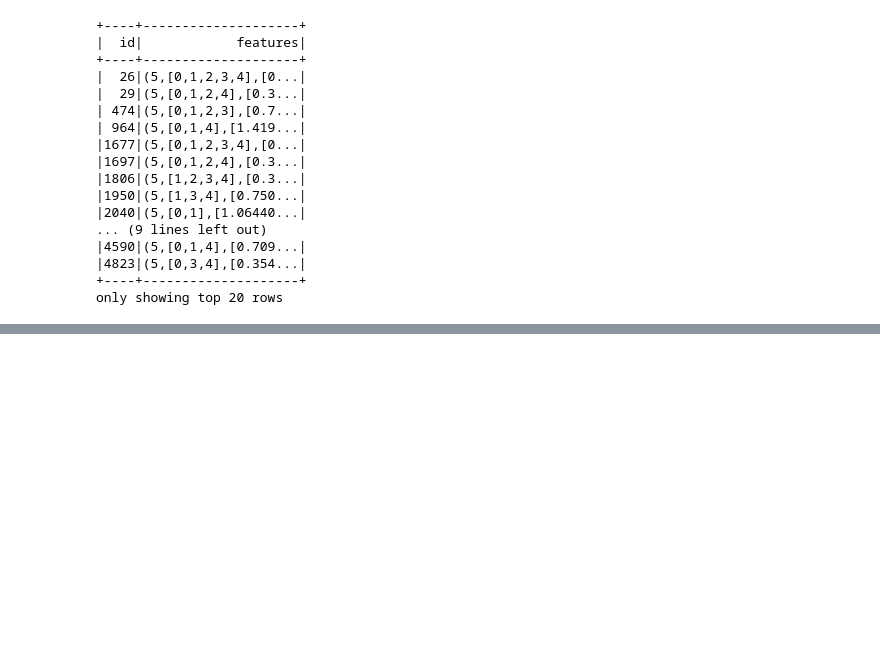
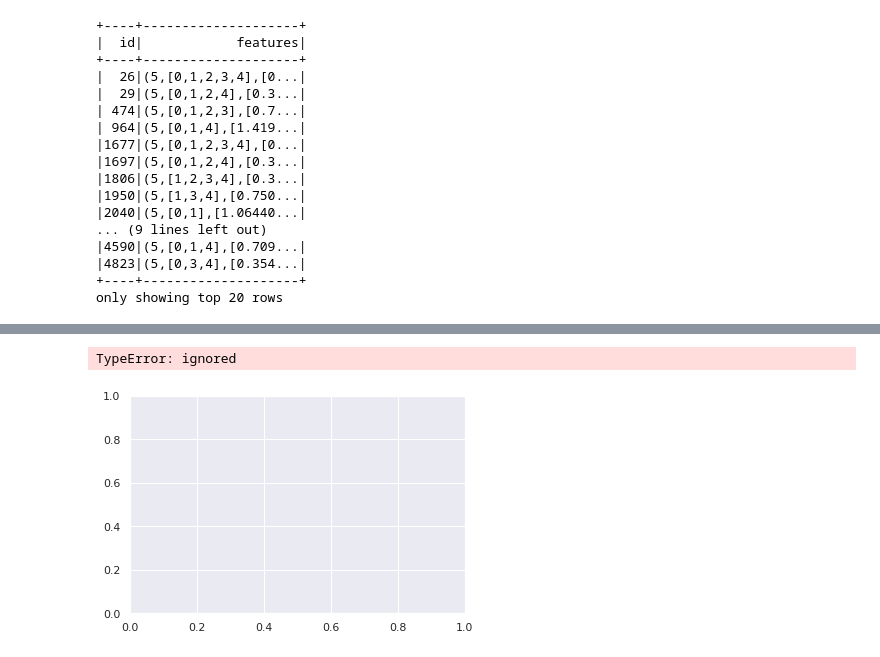
Before and after one commit to utkarsh599/Recomendation-sysy, a Jupyter notebook: learningSpark6.ipynb, the cells around one changed output, grey strips where cells are left out. Drawn from its saved outputs; the diff is of its cells as text; code cells hidden in the pictures; blank space fills up the shorter version.

```diff
--- a/learningSpark6.ipynb
+++ b/learningSpark6.ipynb
@@ -509 +486,7 @@ only showing top 20 rows
+# %%
+plt.bar(df,df.index)
+plt.show()
+# %% [output]
+TypeError: ignored
+[figure, added]
 # %%
```
Also changed, not shown: parts of 30 cells of this notebook.
